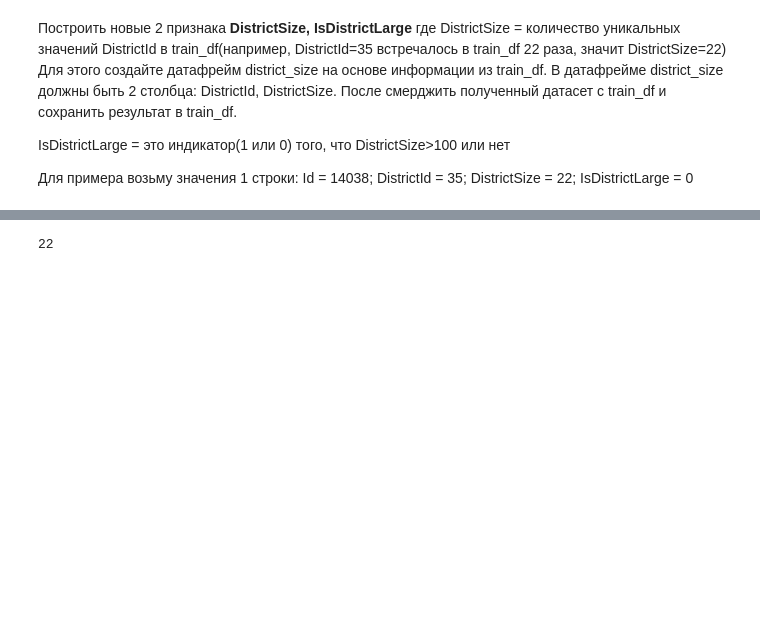
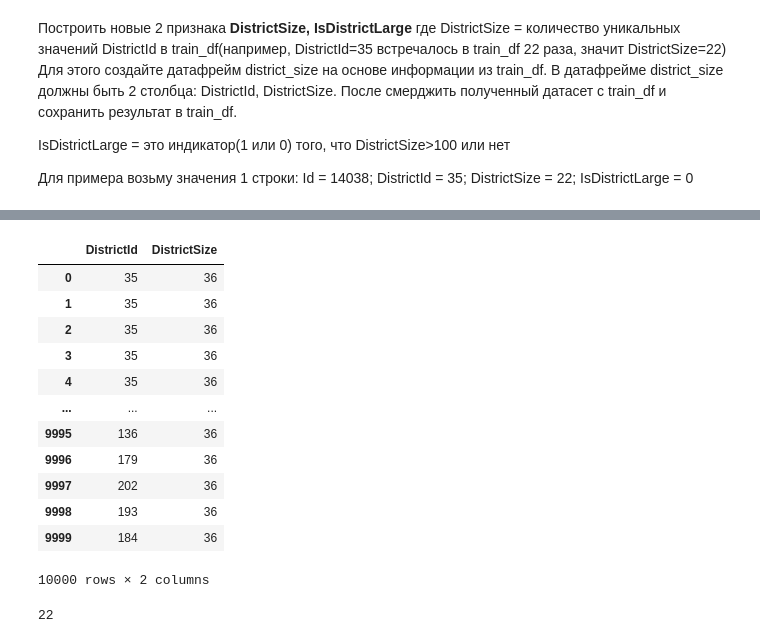
Before and after one commit to ps1on1ck/python_for_data_science_course_project, a Jupyter notebook: course_work_preparation/data_preparation_kurs.ipynb, the cells around one changed output, grey strips where cells are left out. Drawn from its saved outputs; the diff is of its cells as text; code cells hidden in the pictures; blank space fills up the shorter version.

```diff
--- a/course_work_preparation/data_preparation_kurs.ipynb
+++ b/course_work_preparation/data_preparation_kurs.ipynb
@@ -524,4 +524,23 @@ numbr.tail(110)
 Name: DistrictId, Length: 110, dtype: int64
+# %%
+tmp2 = pd.DataFrame(columns=['DistrictId', 'DistrictSize'])
+tmp2['DistrictId'] = train_df['DistrictId']
+tmp2.loc[tmp2['DistrictSize'].isnull(), 'DistrictSize'] = train_df['DistrictId'].median()
+tmp2
+# %% [output]
+|  | DistrictId | DistrictSize |
+| 0 | 35 | 36 |
+| 1 | 35 | 36 |
+| 2 | 35 | 36 |
+| 3 | 35 | 36 |
+| 4 | 35 | 36 |
+| ... | ... | ... |
+| 9995 | 136 | 36 |
+| 9996 | 179 | 36 |
+| 9997 | 202 | 36 |
+| 9998 | 193 | 36 |
+| 9999 | 184 | 36 |
+10000 rows × 2 columns
 # %%
 numbr['35']
 # %% [output]
```
Also changed, not shown: parts of 8 cells of this notebook.
